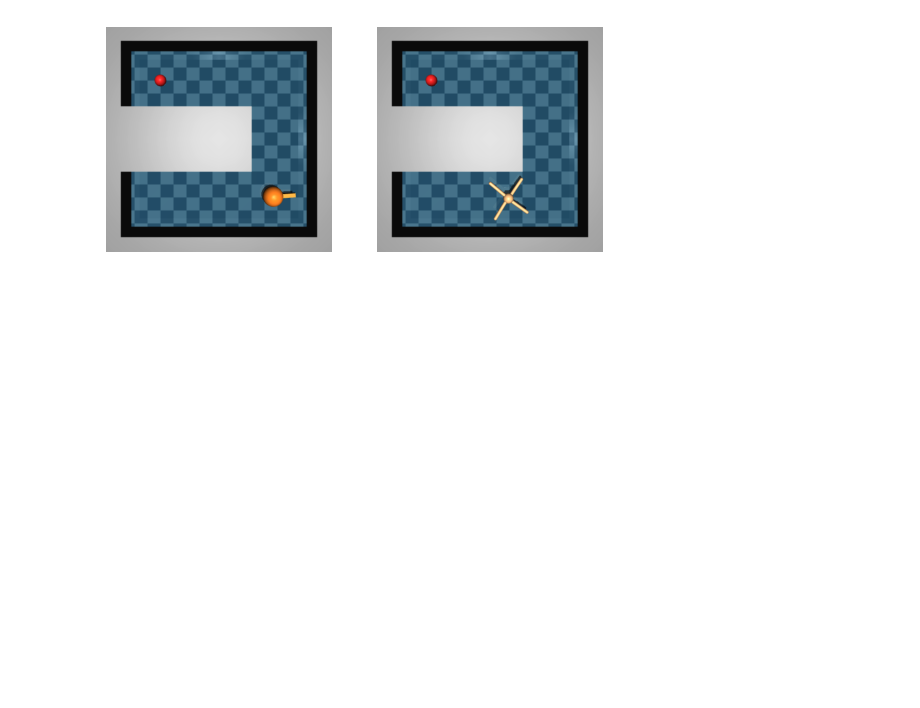
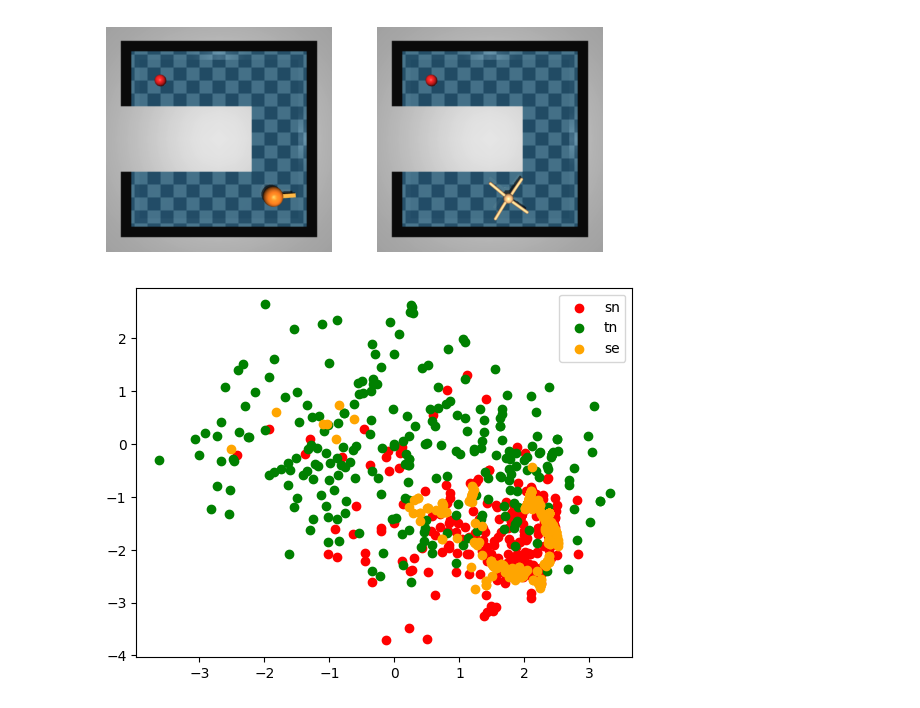
Before and after one commit to skylooop/CrossDomainIL, a Jupyter notebook: notebooks/envs.ipynb, the cells around one changed output. Cells and saved outputs as stored; diff of their text form; code cells hidden in the pictures; blank space fills up the shorter version.

```diff
--- a/notebooks/envs.ipynb
+++ b/notebooks/envs.ipynb
@@ -282,17 +298,17 @@ rng = jax.random.PRNGKey(42)
 
 enc1_key, enc2_key = jax.random.split(rng, 2)
 
-hidden_dims = [32, 16, 8, 2]
+hidden_dims = [32, 32, 32, 16, 8, 2]
 encoder_expert = LayerNormMLP(hidden_dims=hidden_dims)
 encoder_agent = LayerNormMLP(hidden_dims=hidden_dims)
 
 
 neural_f = models.MLP(
-    dim_hidden=[32, 32, 32, 32],
+    dim_hidden=[64, 64, 64, 64],
     is_potential=True,
 )
 neural_g = models.MLP(
-    dim_hidden=[32, 32, 32, 32],
+    dim_hidden=[64, 64, 64, 64],
     is_potential=True,
 )
 # lr_schedule = optax.cosine_decay_schedule(
@@ -327,3 +343,22 @@ def sinkhorn_loss(
         pointcloud.PointCloud, x, y, epsilon=epsilon, a=a, b=b
     )
     return sdiv.divergence
+# %%
+import matplotlib.pyplot as plt
+
+agent_data = agent_target_ds.sample(256)
+expert_data = expert_source_ds.sample(256)
+random_data = non_expert_source_ds.sample(256)
+
+sn = agent.encoders_state(random_data.observations, method='encode_expert')
+se = agent.encoders_state(expert_data.observations, method='encode_expert')
+tn = agent.encoders_state(agent_data.observations, method='encode_agent')
+
+fig, ax = plt.subplots()
+ax.scatter(sn[:, 0], sn[:, 1], c='red', label='sn')
+ax.scatter(tn[:, 0], tn[:, 1], c='green', label='tn')
+ax.scatter(se[:, 0], se[:, 1], c='orange', label='se')
+plt.legend()
+plt.show()
+# %% [output]
+[figure, added]
```
Also changed, not shown: parts of 5 cells of this notebook, 3 other files.
